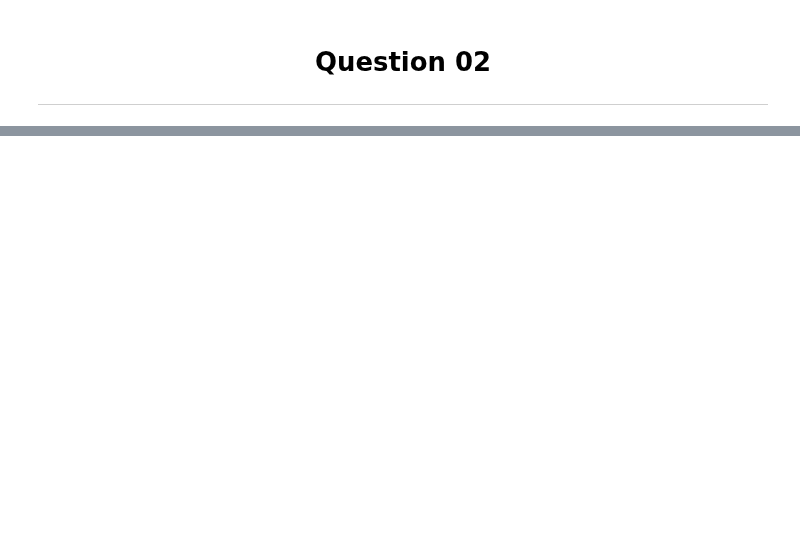
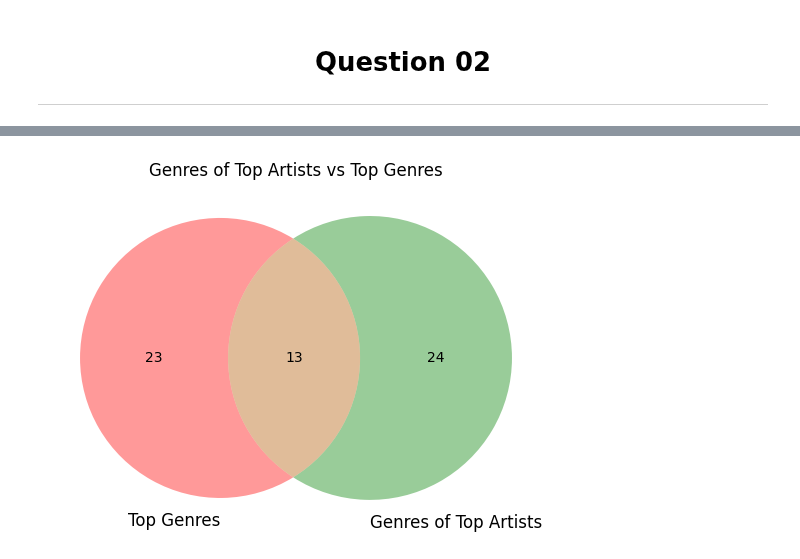
Before and after one commit to duongtruongbinh/Prog4DS_FinalProject, a Jupyter notebook: Question02.ipynb, the cells around one changed output, grey strips where cells are left out. Saved outputs shown, nothing was run; the diff lists cells and outputs as text; code cells hidden in the pictures; blank space fills up the shorter version.

```diff
--- a/Question02.ipynb
+++ b/Question02.ipynb
@@ -40,0 +68,4 @@ romance
+# %%
+top_genres = df.groupby('track_genre')['popularity'].mean()
+top_genres = top_genres[top_genres >= 40].sort_values(ascending=False)
+top_genres[:10]
@@ -40,0 +87,4 @@ romance
+# %%
+copy_df = df.copy()
+copy_df['artists'] = copy_df['artists'].str.split(';')
+copy_df = copy_df.explode('artists')
@@ -40,0 +93,4 @@ romance
+# %%
+top_artists = copy_df.groupby('artists')['popularity'].mean()
+top_artists = top_artists[top_artists >= 75].sort_values(ascending=False)
+top_artists[:10]
@@ -40,0 +110,4 @@ romance
+# %%
+top_artists = top_artists.index.tolist()
+genres_artists = df[df['artists'].isin(top_artists)]['track_genre'].value_counts().index.to_list()
+genres_artists[:10]
@@ -40,0 +127,8 @@ romance
+# %%
+from matplotlib_venn import venn2
+top_genres = top_genres.index.tolist()
+venn2([set(top_genres), set(genres_artists)], set_labels=('Top Genres', 'Genres of Top Artists'))
+plt.title('Genres of Top Artists vs Top Genres')
+plt.show()
+# %% [output]
+[figure, added]
```
Also changed, not shown: parts of 20 cells of this notebook, 1 other file.
